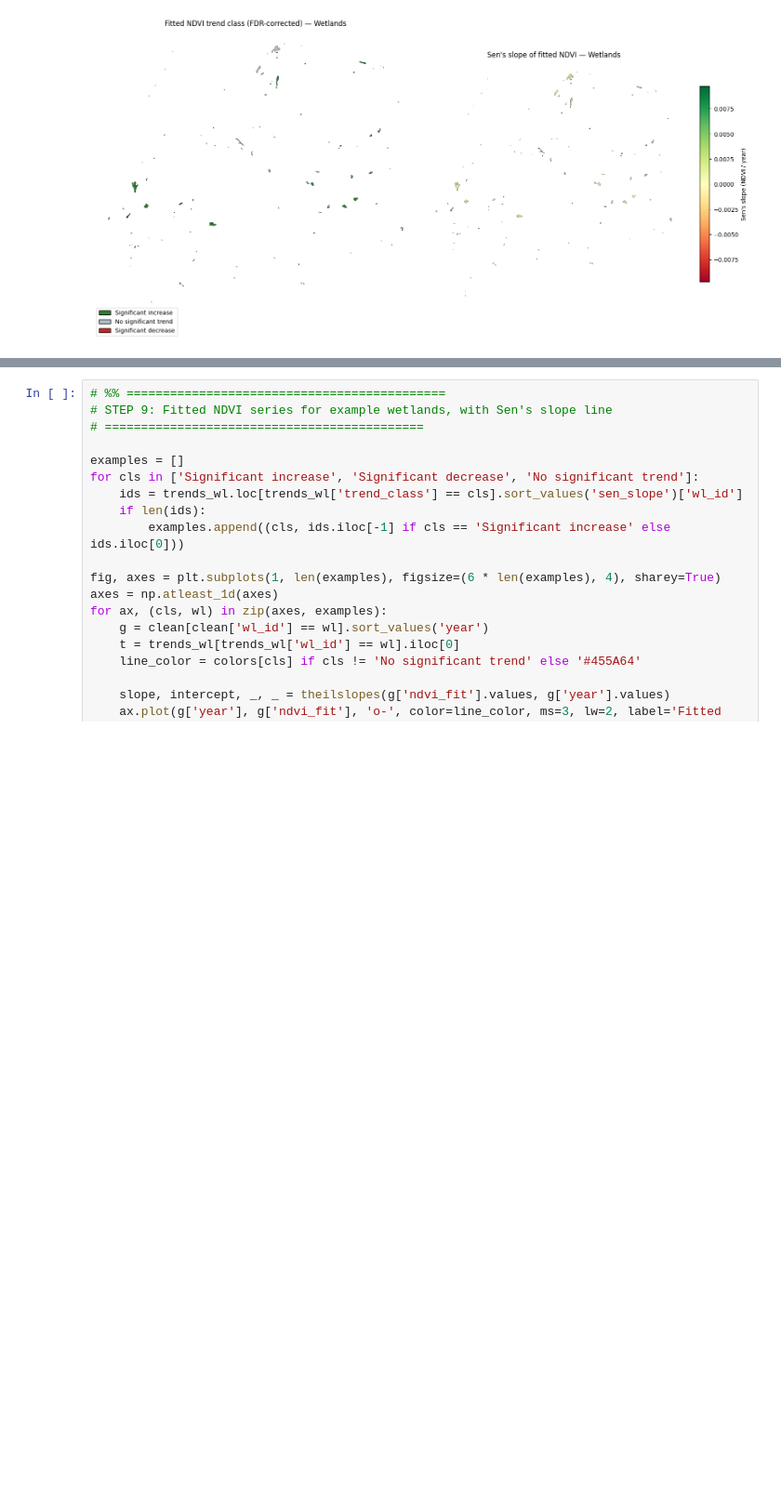
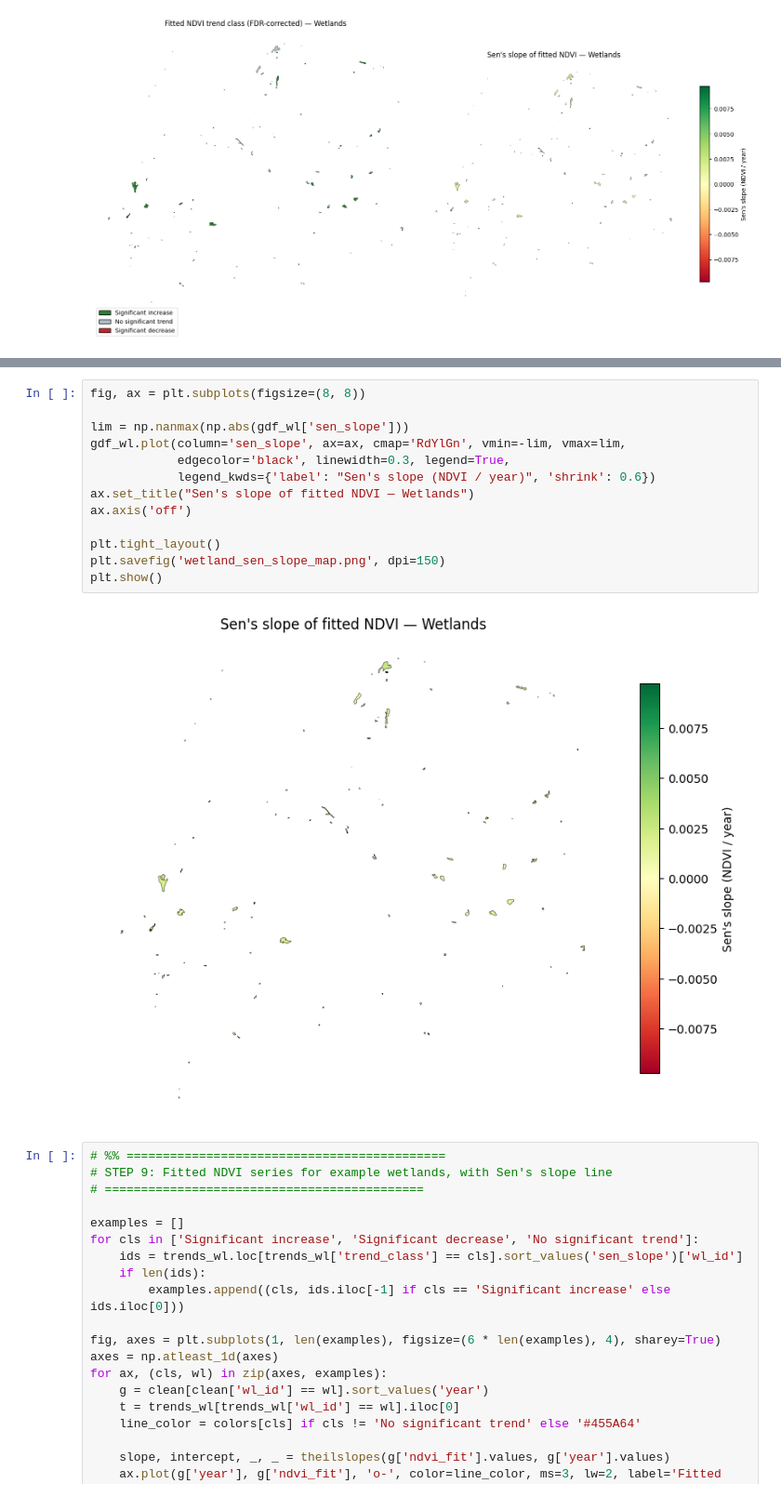
Before and after one commit to Mohammed777777777/Oil-Sand-Monitoring, a Jupyter notebook: TimeSeries_Wetland_OSM.ipynb, the cells around one changed output, grey strips where cells are left out. Shown at 93% size. Drawn from its saved outputs; the diff is of its cells as text; blank space fills up the shorter version.

```diff
--- a/TimeSeries_Wetland_OSM.ipynb
+++ b/TimeSeries_Wetland_OSM.ipynb
@@ -1769,3 +1815,18 @@ plt.show()
+# %%
+fig, ax = plt.subplots(figsize=(8, 8))
+
+lim = np.nanmax(np.abs(gdf_wl['sen_slope']))
+gdf_wl.plot(column='sen_slope', ax=ax, cmap='RdYlGn', vmin=-lim, vmax=lim,
+            edgecolor='black', linewidth=0.3, legend=True,
+            legend_kwds={'label': "Sen's slope (NDVI / year)", 'shrink': 0.6})
+ax.set_title("Sen's slope of fitted NDVI — Wetlands")
+ax.axis('off')
+
+plt.tight_layout()
+plt.savefig('wetland_sen_slope_map.png', dpi=150)
+plt.show()
+# %% [output]
+[figure, added]
 # %%
 # %% ============================================
 # STEP 9: Fitted NDVI series for example wetlands, with Sen's slope line
```
Also changed, not shown: parts of 12 cells of this notebook, 1 other file.
